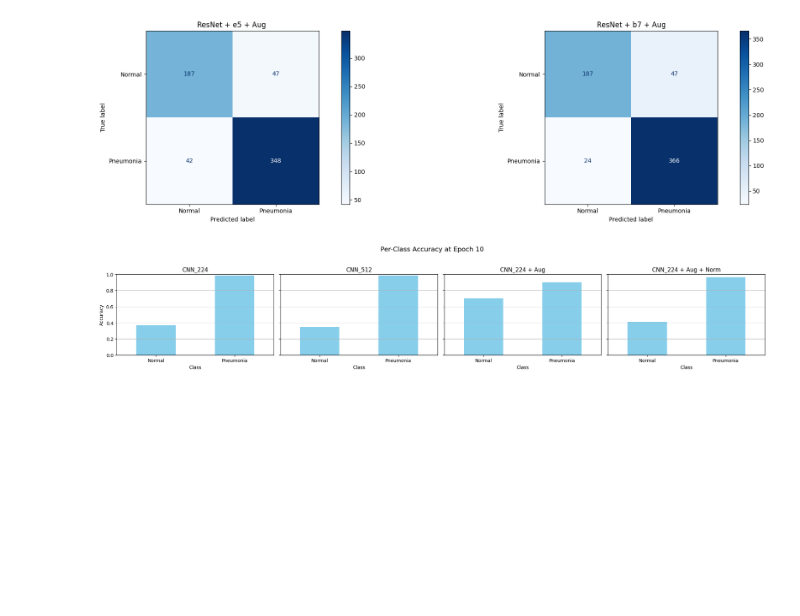
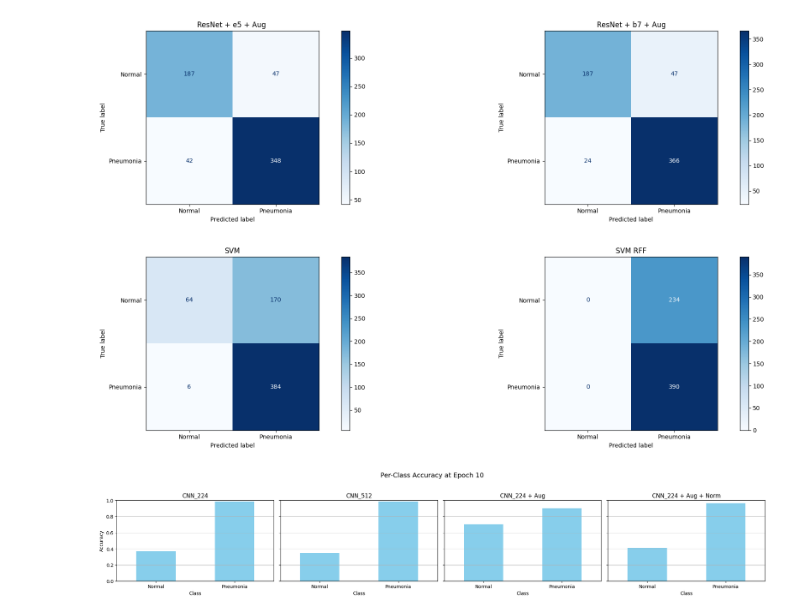
Before and after one commit to Meliothep/ML-001, a Jupyter notebook: notebook/predsCompare.ipynb, the cells around one changed output. Drawn from its saved outputs; the diff is of its cells as text; code cells hidden in the pictures; blank space fills up the shorter version.

```diff
--- a/notebook/predsCompare.ipynb
+++ b/notebook/predsCompare.ipynb
@@ -242,6 +314,31 @@ plt.tight_layout()
 plt.show()
 # %% [output]
 [figure]
+# %%
+# Filter predictions at epoch 10
+preds_svm_e5 = preds_svm[preds_svm["epoch"] == 5]
+preds_svm_rff_e5 = preds_svm_rff[preds_svm_rff["epoch"] == 5]
+
+# Titles and datasets
+configs = [
+    ("SVM", preds_svm_e5),
+    ("SVM RFF", preds_svm_rff_e5)
+]
+
+# Create subplots
+fig, axes = plt.subplots(1, 2, figsize=(20, 5))
+
+# Plot confusion matrices
+for ax, (title, df) in zip(axes, configs):
+    cm = confusion_matrix(df["true_label"], df["predicted_label"])
+    disp = ConfusionMatrixDisplay(confusion_matrix=cm, display_labels=["Normal", "Pneumonia"])
+    disp.plot(ax=ax, cmap="Blues", values_format="d")
+    ax.set_title(title)
+
+plt.tight_layout()
+plt.show()
+# %% [output]
+[figure, added]
 # %%
 pred_sets = [
     ("CNN_224", preds_224[preds_224["epoch"] == 10]),
```
Also changed, not shown: parts of 4 cells of this notebook, 27 other files.
